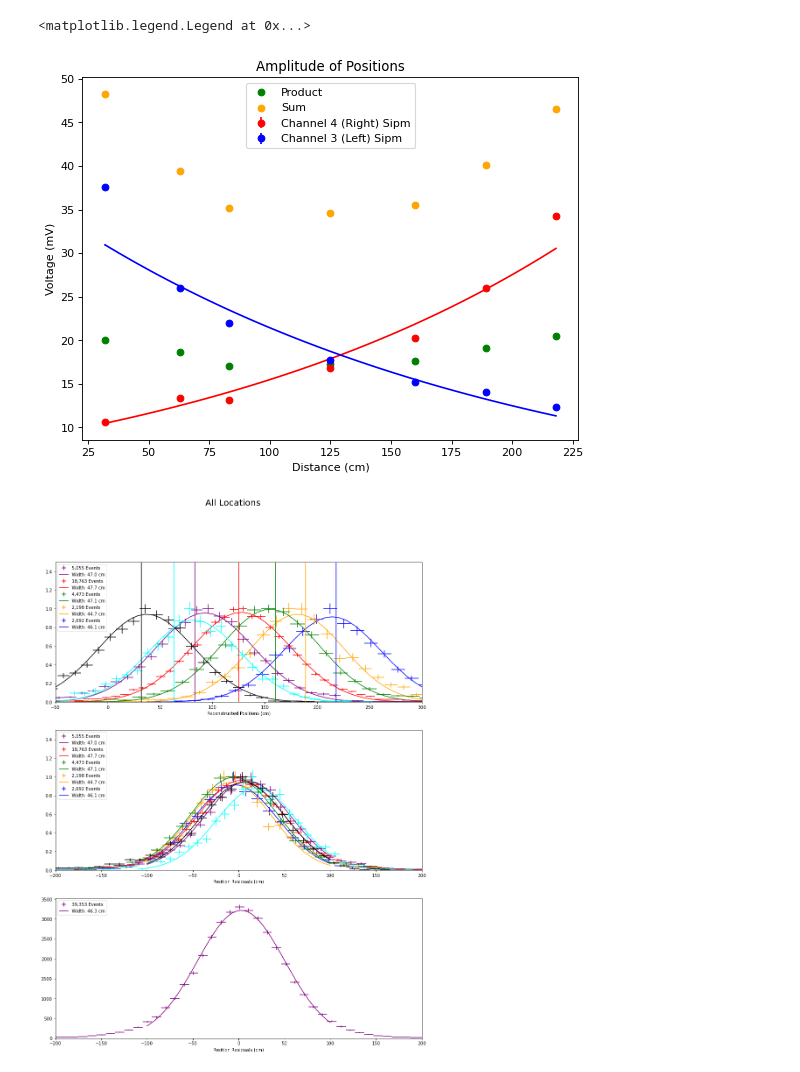
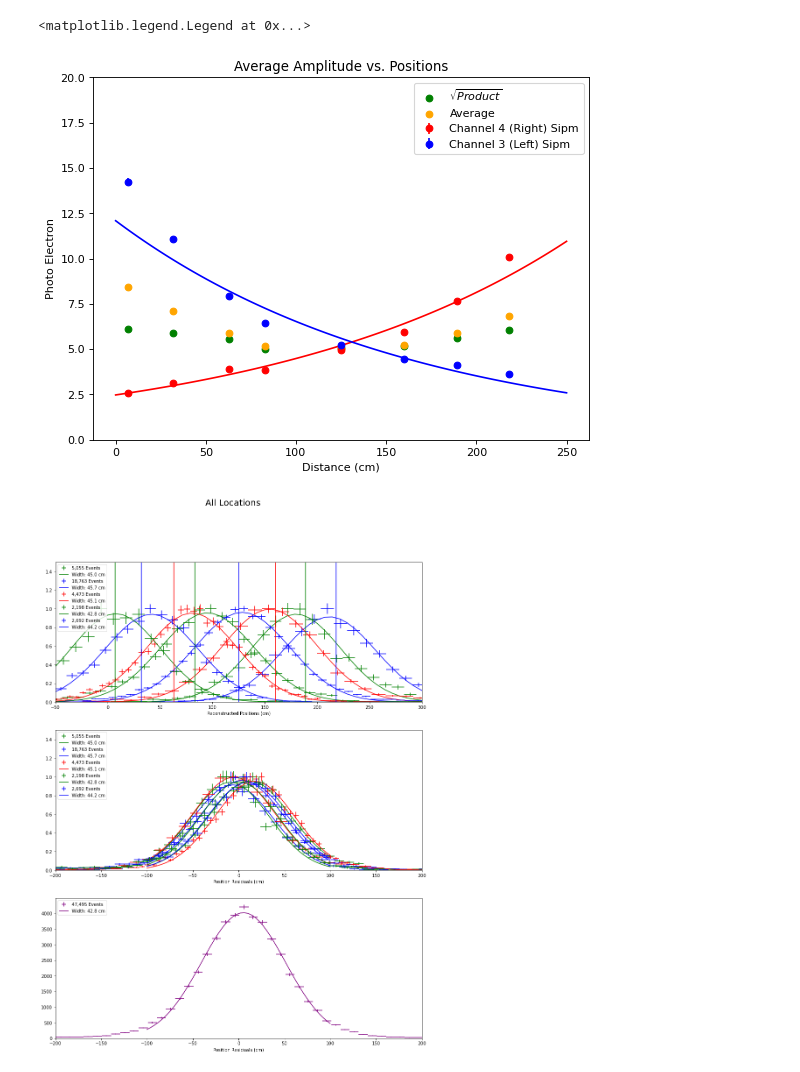
Before and after one commit to peckalec/fcal_project, a Jupyter notebook: SingleBarCosmics.ipynb, the cells around one changed output. Cells and saved outputs as stored; diff of their text form; code cells hidden in the pictures.

```diff
--- a/SingleBarCosmics.ipynb
+++ b/SingleBarCosmics.ipynb
@@ -24,11 +23,11 @@ def Landau(x, normalization,location,stdev):
     renormalization = 1.64872*normalization
     return renormalization * np.exp(-u/2 - np.exp(-u)/2)
 # %%
-testpoints=np.array([232,203,174,139,97,77,46])
+testpoints=np.array([232,203,174,139,97,77,46,21])
 locations = testpoints - 14
 dataframes = [-666]*len(locations)
-positions = ["Far Right", "Center Right", "Right", "Center", "Left","Center Left", "Far Left"]
-colors=["blue","orange","green","red","purple","cyan", "black"]
+positions = ["Far Right", "Center Right", "Right", "Center", "Left","Center Left", "Far Left", "Left End"]
+colors=["blue","green","red"]
 # %%
 for i in range(len(locations)):
     with open(f'raw_data/longbar_take2/Pos_{testpoints[i]}_5mV.pkl', 'rb') as f:
@@ -345,24 +345,25 @@ err_R = np.array([])
 amplitude_L = np.array([])
 err_L = np.array([])
 
+vpe_conversion = 3.4
 
-for dataframe,color,position in zip(dataframes,colors,positions):
-    bincount = int(np.floor( (max(dataframe.ch4_P2P_fit)-min(dataframe.ch4_P2P_fit))/binresolution ))
-    count,binedges,bars=ax[0].hist(dataframe.ch4_P2P_fit,bincount, label=f"{position} {len(dataframe.ch4_P2P_fit)} Events",color=color,visible=True,histtype="step",density = True) #
+for i in range(len(positions)):
+    bincount = int(np.floor( (max(dataframes[i].ch4_P2P_fit)-min(dataframes[i].ch4_P2P_fit))/binresolution ))
+    count,binedges,bars=ax[0].hist(dataframes[i].ch4_P2P_fit,bincount, label=f"{positions[i]} {len(dataframes[i].ch4_P2P_fit)} Events",color=colors[i%3],visible=True,histtype="step",density = True) #
     bincenters = binedges[1:]/2+binedges[:-1]/2
-    coeff, covar = curve_fit(Landau, bincenters, count,p0=(0.03,20,10))
-    ax[0].plot(np.linspace(0,100,100),Landau(np.linspace(0,100,100),*coeff), label=f"Landau Fit",color=color)
+    coeff, covar = curve_fit(Landau, bincenters, count,p0=(0.03,15,10))
+    ax[0].plot(np.linspace(0,100,100),Landau(np.linspace(0,100,100),*coeff), label=f"Landau Fit",color=colors[i%3])
     amplitude_R = np.append(amplitude_R,coeff[1])
     err_R = np.append(err_R,np.sqrt(covar[1][1]))
     ax[0].legend()
     ax[0].set_xlim(0,100)
     ax[0].set_title("Right Sipm")
 
-    bincount = int(np.floor( (max(dataframe.ch3_P2P_fit)-min(dataframe.ch3_P2P_fit))/binresolution ))
-    count,binedges,bars=ax[1].hist(dataframe.ch3_P2P_fit,bincount, label=f"{position} {len(dataframe.ch3_P2P_fit)} Events",color=color,visible=True,histtype="step",density = True)
+    bincount = int(np.floor( (max(dataframes[i].ch3_P2P_fit)-min(dataframes[i].ch3_P2P_fit))/binresolution ))
+    count,binedges,bars=ax[1].hist(dataframes[i].ch3_P2P_fit,bincount, label=f"{positions[i]} {len(dataframes[i].ch3_P2P_fit)} Events",color=colors[i%3],visible=True,histtype="step",density = True)
     bincenters = binedges[1:]/2+binedges[:-1]/2
     coeff, covar = curve_fit(Landau, bincenters, count,p0=(0.03,20,10))
-    ax[1].plot(np.linspace(0,100,100),Landau(np.linspace(0,100,100),*coeff), label=f"Landau Fit",color=color)
+    ax[1].plot(np.linspace(0,100,100),Landau(np.linspace(0,100,100),*coeff), label=f"Landau Fit",color=colors[i%3])
     amplitude_L = np.append(amplitude_L,coeff[1])
     err_L = np.append(err_L,np.sqrt(covar[1][1]))
     ax[1].legend()
@@ -449,21 +450,22 @@ plt.show()
 # %%
 plt.figure(figsize=(8, 6), dpi=80)
-plt.errorbar(locations,amplitude_R,yerr=err_R,fmt = 'o',color = 'r', label = 'Channel 4 (Right) Sipm')
-plt.errorbar(locations,amplitude_L,yerr=err_L,fmt = 'o', color = 'b', label = 'Channel 3 (Left) Sipm')
+plt.errorbar(locations,amplitude_R/vpe_conversion,yerr=err_R,fmt = 'o',color = 'r', label = 'Channel 4 (Right) Sipm')
+plt.errorbar(locations,amplitude_L/vpe_conversion,yerr=err_L,fmt = 'o', color = 'b', label = 'Channel 3 (Left) Sipm')
 
-popt1, pcov1 = curve_fit(lambda t,a,b: a*np.exp(b*t),  locations,  amplitude_R,p0 = (4,0.01),sigma = err_R)
-plt.plot(np.linspace(locations[0],locations[-1],100),popt1[0]*np.exp(popt1[1]*np.linspace(locations[0],locations[-1],100)),color = 'r')
-popt2, pcov2 = curve_fit(lambda t,a,b: a*np.exp(b*t),  locations,  amplitude_L,p0 = (4,-0.01),sigma= err_L)
-plt.plot(np.linspace(locations[0],locations[-1],100),popt2[0]*np.exp(popt2[1]*np.linspace(locations[0],locations[-1],100)),color = 'b')
-plt.scatter(locations,np.sqrt(np.array(amplitude_R)*np.array(amplitude_L)),color = 'g', label = 'Product')
-plt.scatter(locations,np.array(amplitude_R)+np.array(amplitude_L),color = 'orange', label = 'Sum')
-plt.title("Amplitude of Positions")
+popt1, pcov1 = curve_fit(lambda t,a,b: a*np.exp(b*t),  locations,  amplitude_R/vpe_conversion,p0 = (4,0.001),sigma = err_R)
+plt.plot(np.linspace(0,250,100),popt1[0]*np.exp(popt1[1]*np.linspace(0,250,100)),color = 'r')
+popt2, pcov2 = curve_fit(lambda t,a,b: a*np.exp(b*t),  locations,  amplitude_L/vpe_conversion,p0 = (4,-0.001),sigma= err_L)
+plt.plot(np.linspace(0,250,100),popt2[0]*np.exp(popt2[1]*np.linspace(0,250,100)),color = 'b')
+plt.scatter(locations,np.sqrt(np.array(amplitude_R/vpe_conversion)*np.array(amplitude_L/vpe_conversion)),color = 'g', label = '$\sqrt{Product}$')
+plt.scatter(locations,(np.array(amplitude_R/vpe_conversion)+np.array(amplitude_L/vpe_conversion))/2,color = 'orange', label = 'Average')
+plt.title("Average Amplitude vs. Positions")
 plt.xlabel("Distance (cm)")
-plt.ylabel("Voltage (mV)")
+plt.ylabel("Photo Electron")
+plt.ylim(0,20)
 plt.legend()
 # %% [output]
 <matplotlib.legend.Legend at 0x...>
-[figure, old version]
+[figure, new version]
 # %%
 #avg(ln(R/L))
 
@@ -483,10 +485,10 @@ for i in range(len(dataframes)):
     coeff, covar = curve_fit(gaus, bincenters, histdatas[i][0]/max(histdatas[i][0]),p0=(1,locations[i],25))
 
     fits[i], = ax[0].plot(np.linspace(-50,300,50),gaus(np.linspace(-50,300,50),*coeff),
-                          label=f"Width: {abs(coeff[2]):.1f} cm",color=colors[i])
+                          label=f"Width: {abs(coeff[2]):.1f} cm",color=colors[i%3])
     errs[i] = ax[0].errorbar(bincenters,histdatas[i][0]/max(histdatas[i][0]),
                    xerr=0.5*(bincenters[1]-bincenters[0]),yerr = np.sqrt(histdatas[i][0])/max(histdatas[i][0]),
-                   color = colors[i],label=f"{len(dataframes[i]):,} Events",linestyle="")
+                   color = colors[i%3],label=f"{len(dataframes[i]):,} Events",linestyle="")
 
     #make residuals plot
     allresiduals += dataframes[i].eval(f"log(ch4_P2P_fit/ch3_P2P_fit)*{AmpLogFit[0]}+{AmpLogFit[1]}-({locations[i]})").tolist()
@@ -497,12 +499,12 @@ for i in range(len(dataframes)):
     coeff, covar = curve_fit(gaus, rescenters, rescount/max(rescount),p0=(1,0,25))
 
     ax[1].plot(np.linspace(-100,100,50),gaus(np.linspace(-100,100,50),*coeff),
-               label=f"Width: {abs(coeff[2]):.1f} cm",color=colors[i])
+               label=f"Width: {abs(coeff[2]):.1f} cm",color=colors[i%3])
     ax[1].errorbar(rescenters,rescount/max(rescount),
                    xerr = 0.5*(rescenters[1]-rescenters[0]), yerr = np.sqrt(rescount)/max(rescount),
-                   color = colors[i],linestyle="")
+                   color = colors[i%3],linestyle="")
 for i in range(len(dataframes)):
-    ax[0].vlines(locations[i],0,10,color = colors[i])
+    ax[0].vlines(locations[i],0,10,color = colors[i%3])
 bincount = int(np.floor( ( max(allresiduals) - min(allresiduals) )/binresolution ))
 #print(len(allresiduals))
 rescount,resbins,resbars = ax[2].hist(allresiduals,bincount,visible=False)
@@ -527,7 +529,7 @@ ax[2].set_xlabel("Position Residuals (cm)")
 ax[2].legend(handles=[myerr,myplt],loc='upper left')
 plt.show()
 # %% [output]
-[figure, old version]
+[figure, new version]
 # %%
 #ln( avg(R)/avg(L) )
 #ln( avg(R/L) )
```
Also changed, not shown: parts of 15 cells of this notebook, 1 other file.
